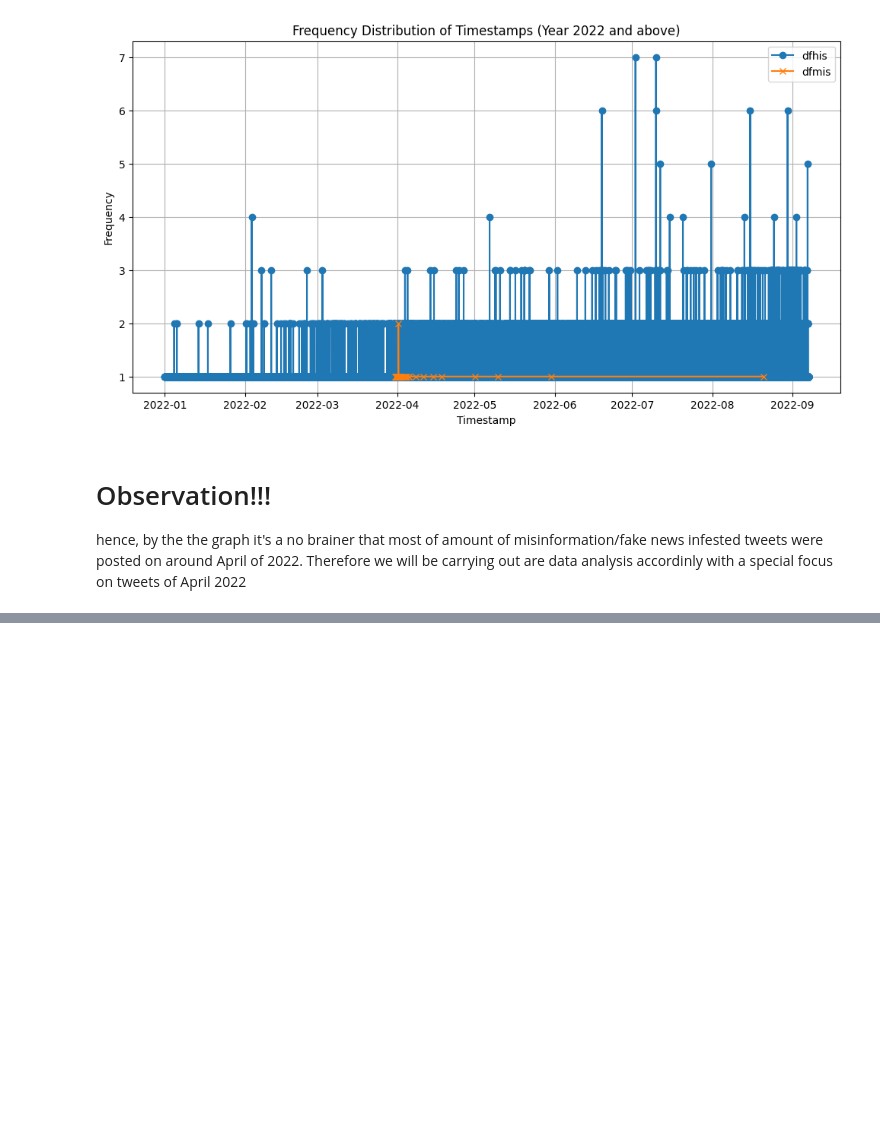
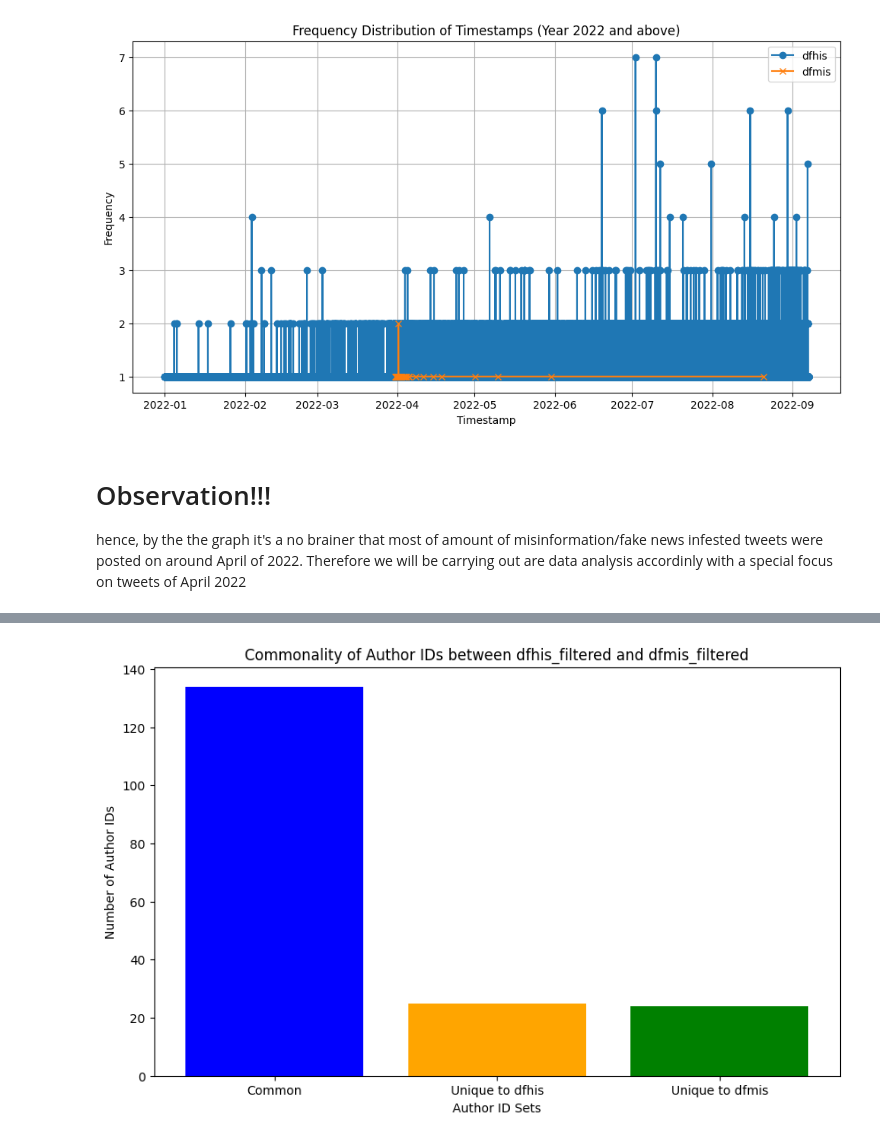
Before and after one commit to SidKad2003/SIMPP_ingforyou, a Jupyter notebook: SIMPforData.ipynb, the cells around one changed output, grey strips where cells are left out. Drawn from its saved outputs; the diff is of its cells as text; code cells hidden in the pictures; blank space fills up the shorter version.

```diff
--- a/SIMPforData.ipynb
+++ b/SIMPforData.ipynb
@@ -121,0 +172,14 @@ hence, by the the graph it's a no brainer that most of amount of misinformation/
+# %%
+import json
+
+# Assuming dfhis_filtered is your DataFrame
+dfmis_filtered['public_metrics'] = dfmis_filtered['public_metrics'].apply(lambda x: json.loads(x.replace("'", "\"")) if pd.notnull(x) else None)
+
+# Now you can access specific fields within the JSON structure
+dfmis_filtered['like_count'] = dfmis_filtered['public_metrics'].apply(lambda x: x['like_count'] if x else None)
+dfmis_filtered['quote_count'] = dfmis_filtered['public_metrics'].apply(lambda x: x['quote_count'] if x else None)
+dfmis_filtered['reply_count'] = dfmis_filtered['public_metrics'].apply(lambda x: x['reply_count'] if x else None)
+dfmis_filtered['retweet_count'] = dfmis_filtered['public_metrics'].apply(lambda x: x['retweet_count'] if x else None)
+
+# Drop the original 'public_metrics' if needed
+dfmis_filtered = dfmis_filtered.drop(columns=['public_metrics'])
@@ -121,0 +195,12 @@ hence, by the the graph it's a no brainer that most of amount of misinformation/
+# %%
+dfhis_filtered['public_metrics'] = dfhis_filtered['public_metrics'].apply(lambda x: json.loads(x.replace("'", "\"")) if pd.notnull(x) else None)
+
+# Now you can access specific fields within the JSON structure
+dfhis_filtered['like_count'] = dfhis_filtered['public_metrics'].apply(lambda x: x['like_count'] if x else None)
+dfhis_filtered['quote_count'] = dfhis_filtered['public_metrics'].apply(lambda x: x['quote_count'] if x else None)
+dfhis_filtered['reply_count'] = dfhis_filtered['public_metrics'].apply(lambda x: x['reply_count'] if x else None)
+dfhis_filtered['retweet_count'] = dfhis_filtered['public_metrics'].apply(lambda x: x['retweet_count'] if x else None)
+
+# Drop the original 'public_metrics' if needed
+dfhis_filtered = dfhis_filtered.drop(columns=['public_metrics'])
+dfhis_filtered.head()
@@ -121,0 +269,2 @@ hence, by the the graph it's a no brainer that most of amount of misinformation/
+# %%
+dfhis_filtered = dfhis_filtered.drop('withheld', axis=1)
@@ -121,0 +282,19 @@ hence, by the the graph it's a no brainer that most of amount of misinformation/
+# %%
+author_ids_dfhis = set(dfhis_filtered['author_id'])
+author_ids_dfmis = set(dfmis_filtered['author_id'])
+common_author_ids = author_ids_dfhis.intersection(author_ids_dfmis)
+unique_author_ids_dfhis = author_ids_dfhis - common_author_ids
+unique_author_ids_dfmis = author_ids_dfmis - common_author_ids
+plt.figure(figsize=(10, 6))
+bar_data = {
+    'Common': len(common_author_ids),
+    'Unique to dfhis': len(unique_author_ids_dfhis),
+    'Unique to dfmis': len(unique_author_ids_dfmis)
+}
+plt.bar(bar_data.keys(), bar_data.values(), color=['blue', 'orange', 'green'])
+plt.xlabel('Author ID Sets')
+plt.ylabel('Number of Author IDs')
+plt.title('Commonality of Author IDs between dfhis_filtered and dfmis_filtered')
+plt.show()
+# %% [output]
+[figure, added]
```
Also changed, not shown: parts of 16 cells of this notebook.
